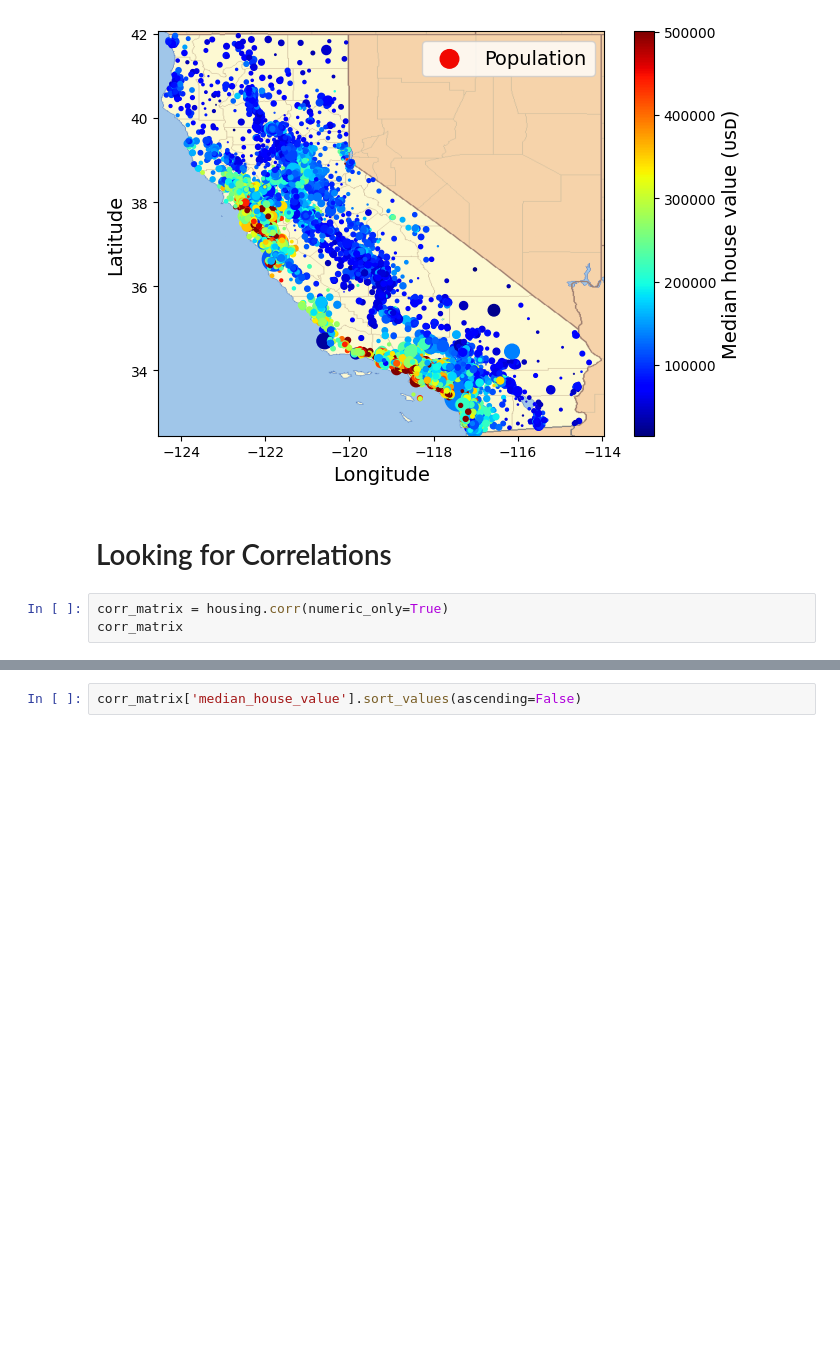
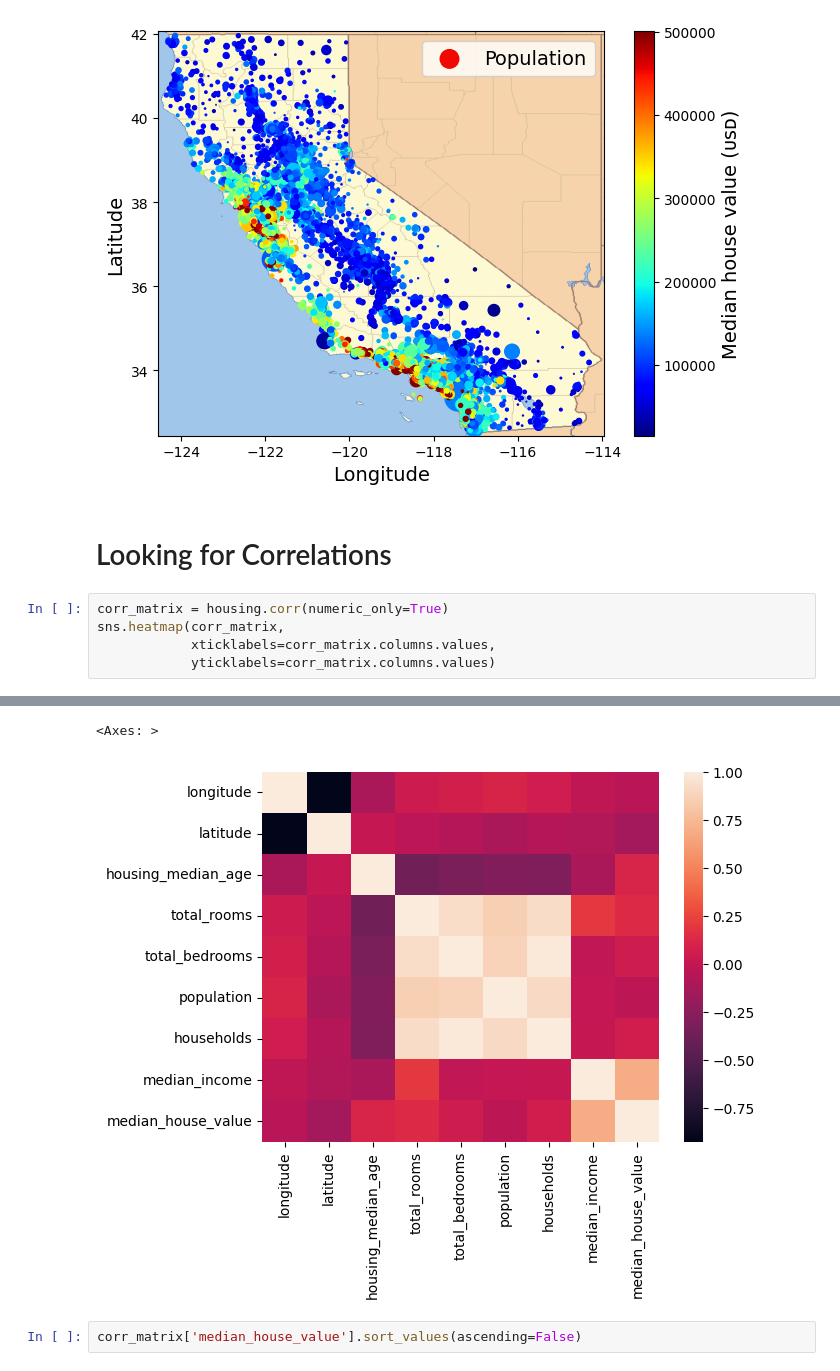
Before and after one commit to Arjunar92/Hands-On-ML-with-SckitLearn-Keras-TensorFlow, a Jupyter notebook: 02_California_Housing_Price_Prediction_ML_Project.ipynb, the cells around one changed output, grey strips where cells are left out. Cells and saved outputs as stored; diff of their text form; blank space fills up the shorter version.

```diff
--- a/02_California_Housing_Price_Prediction_ML_Project.ipynb
+++ b/02_California_Housing_Price_Prediction_ML_Project.ipynb
@@ -365,5 +365,7 @@ plt.show()
 # Looking for Correlations
 # %%
 corr_matrix = housing.corr(numeric_only=True)
-corr_matrix
+sns.heatmap(corr_matrix,
+            xticklabels=corr_matrix.columns.values,
+            yticklabels=corr_matrix.columns.values)
 # %% [output]
@@ -380,3 +372,5 @@ corr_matrix
+<Axes: >
+[figure, added]
 # %%
 corr_matrix['median_house_value'].sort_values(ascending=False)
 # %% [output]
```
Also changed, not shown: parts of 10 cells of this notebook.
